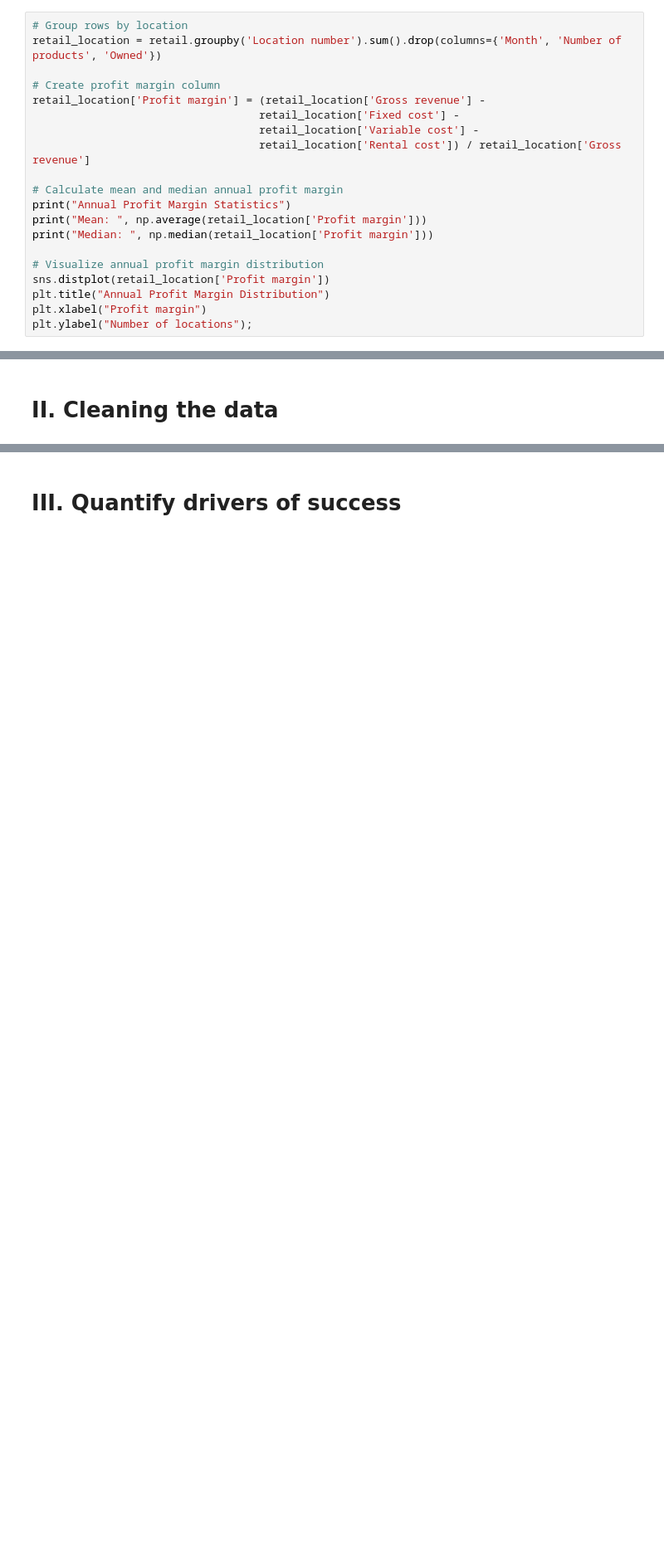
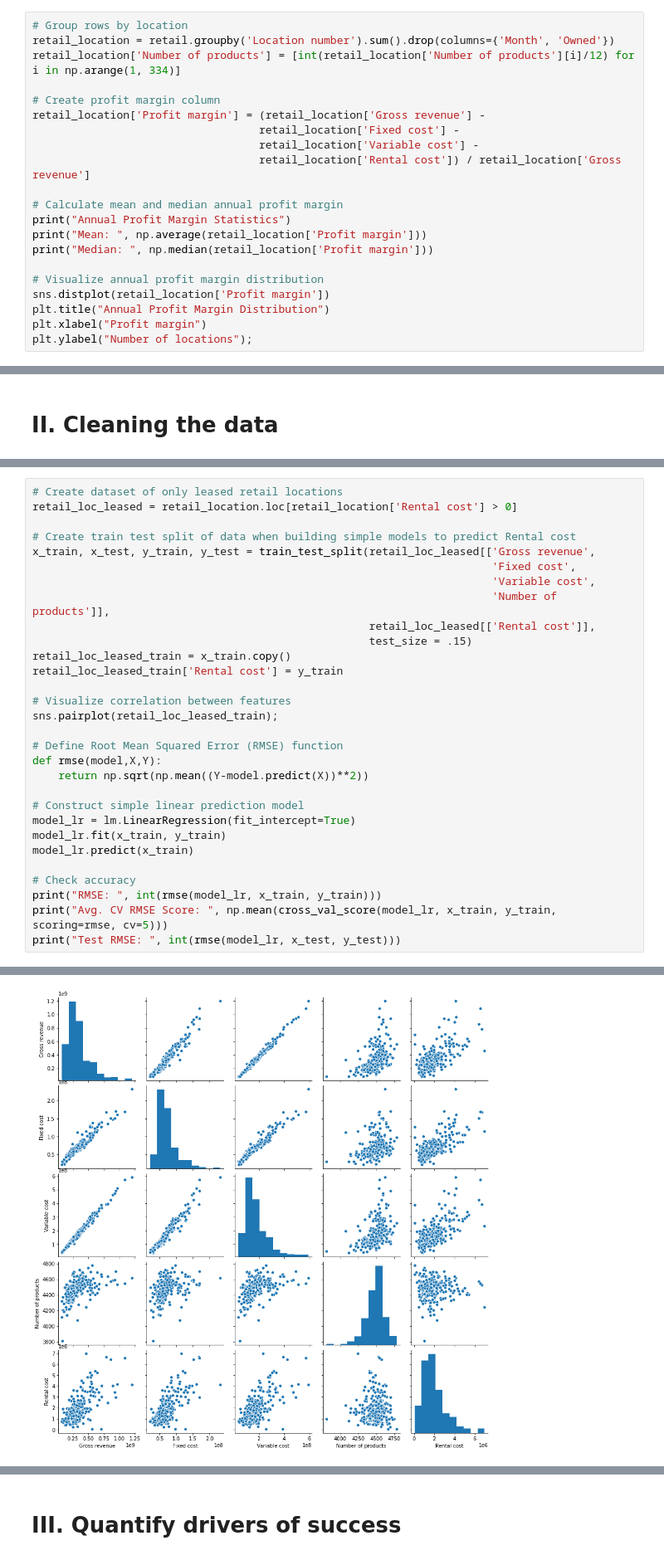
Before and after one commit to saahilshangle/ds-retail-analysis, a Jupyter notebook: Performance Analysis.ipynb, the cells around one changed output, grey strips where cells are left out. Shown at 83% size. Cells and saved outputs as stored; diff of their text form; blank space fills up the shorter version.

```diff
--- a/Performance Analysis.ipynb
+++ b/Performance Analysis.ipynb
@@ -34,7 +32,8 @@ retail.head()
 # I. Summary statistics and plots
 # %%
 # Group rows by location
-retail_location = retail.groupby('Location number').sum().drop(columns={'Month', 'Number of products', 'Owned'})
+retail_location = retail.groupby('Location number').sum().drop(columns={'Month', 'Owned'})
+retail_location['Number of products'] = [int(retail_location['Number of products'][i]/12) for i in np.arange(1, 334)]
 
 # Create profit margin column
 retail_location['Profit margin'] = (retail_location['Gross revenue'] -
@@ -85,0 +87,31 @@ plt.ylabel("Aggregate gross revenue (billions)");
+# %%
+# Create dataset of only leased retail locations
+retail_loc_leased = retail_location.loc[retail_location['Rental cost'] > 0]
+
+# Create train test split of data when building simple models to predict Rental cost
+x_train, x_test, y_train, y_test = train_test_split(retail_loc_leased[['Gross revenue',
+                                                                       'Fixed cost',
+                                                                       'Variable cost',
+                                                                       'Number of products']],
+                                                    retail_loc_leased[['Rental cost']],
+                                                    test_size = .15)
+retail_loc_leased_train = x_train.copy()
+retail_loc_leased_train['Rental cost'] = y_train
+
+# Visualize correlation between features
+sns.pairplot(retail_loc_leased_train);
+
+# Define Root Mean Squared Error (RMSE) function
+def rmse(model,X,Y):
+    return np.sqrt(np.mean((Y-model.predict(X))**2))
+
+# Construct simple linear prediction model
+model_lr = lm.LinearRegression(fit_intercept=True)
+model_lr.fit(x_train, y_train)
+model_lr.predict(x_train)
+
+# Check accuracy
+print("RMSE: ", int(rmse(model_lr, x_train, y_train)))
+print("Avg. CV RMSE Score: ", np.mean(cross_val_score(model_lr, x_train, y_train, scoring=rmse, cv=5)))
+print("Test RMSE: ", int(rmse(model_lr, x_test, y_test)))
+# %% [output]
@@ -85,0 +121 @@ plt.ylabel("Aggregate gross revenue (billions)");
+[figure, added]
```
Also changed, not shown: parts of 5 cells of this notebook.
